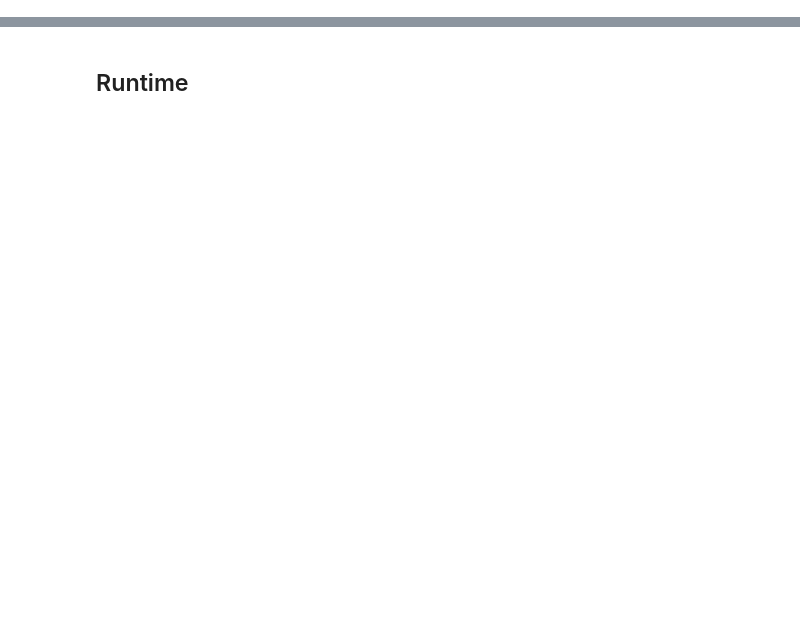
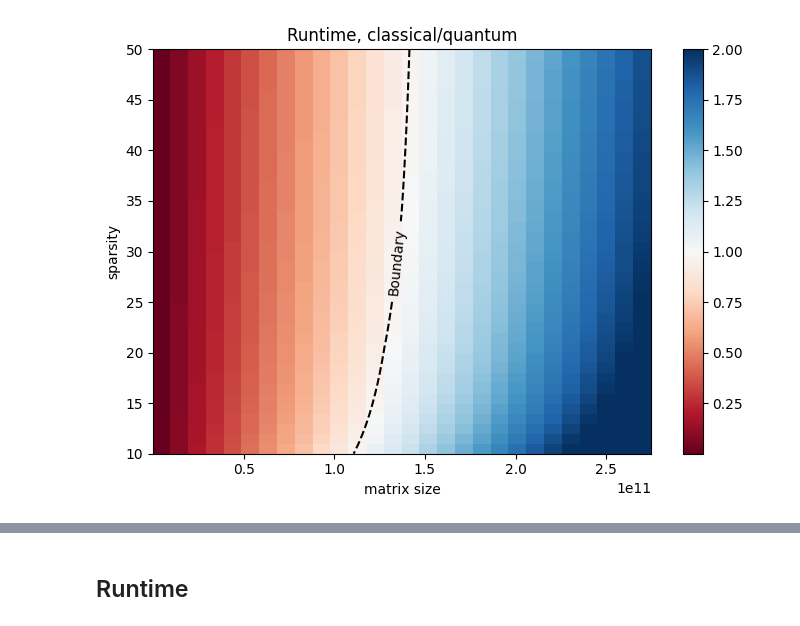
Before and after one commit to tiger9tu/HHL, a Jupyter notebook: tools/heatmap.ipynb, the cells around one changed output, grey strips where cells are left out. Drawn from its saved outputs; the diff is of its cells as text; code cells hidden in the pictures; blank space fills up the shorter version.

```diff
--- a/tools/heatmap.ipynb
+++ b/tools/heatmap.ipynb
@@ -128,0 +71,88 @@ plt.show()
+# %%
+def plot_runtime():  # set this function to avoid conflict variables
+    s_start = 10
+    s_end = 50
+    ds = 1
+
+    # runtime is less advantageous, so we set more stringent parameters
+    k = 100
+    epsilon = 0.1
+    # bits = 10  this parameter is implicitly used in the per_hs_runtime
+
+    n_start = 10
+    n_end = 38
+    dn = 1
+
+    s, n = np.mgrid[s_start : s_end + ds : ds, n_start : n_end + dn : dn]
+
+    # quantum volume
+    nhs = (
+        np.sqrt(80 / 3) * np.pi * k**2 * s / epsilon**2
+    )  # here we assume that there are s summands
+    per_hs_runtime = (3000000 + 70000 * n )* 1e-9
+    q_runtime = nhs*per_hs_runtime
+
+    # classical volume
+    N_start = 2**n_start
+    N_end = 2**n_end
+    N_steps = n_end - n_start
+    dN = (N_end - N_start) / N_steps
+
+    _, N = np.mgrid[s_start : s_end + ds : ds, N_start : N_end + dN : dN]
+
+    flops = 0.5 * k * np.log(2 / epsilon) * (4 * N * s + 14 * N)
+    c_runtime = flops * 1e-9
+
+    # ratio = c_runtime / q_runtime this is wrong
+    ratio = c_runtime
+    for i in range(0, N.shape[0]):
+        for j in range(0, N.shape[1]):
+            q_j= np.floor(np.log2(N[i, j])).astype(int) - n_start
+            ratio[i,j] = ratio[i,j] / q_runtime[i,q_j]
+
+    # all_min = min(np.min(q_runtime), np.min(c_runtime))
+    # all_max = max(np.max(q_runtime), np.max(c_runtime))
+
+    # plot
+    fig, ax = plt.subplots(1,figsize=(7, 5))
+
+    # ax = axs[0]
+    # c = ax.pcolor(2**n, s, q_runtime[:-1, :-1], cmap="RdBu", vmin=all_min, vmax=all_max)
+    # ax.set_title("QLSA runtime, k = 100, epsilon = 0.1")
+    # ax.set_xlabel("matrix size")
+    # ax.set_ylabel("sparsity")
+    # cbar = fig.colorbar(c, ax=ax)
+    # cbar.set_label('runtime (seconds)')
+
+    # ax = axs[1]
+    # c = ax.pcolor(N, s, c_runtime[:-1, :-1], cmap="RdBu", vmin=all_min, vmax=all_max)
+    # ax.set_title("classical flops")
+    # fig.colorbar(c, ax=ax)
+
+    # ax.text(2**37, 30, "-->QAB area", fontsize=10, color="black")
+
+    c = ax.pcolor(N, s, ratio[:-1, :-1], cmap="RdBu", vmin=ratio.min(), vmax=2)
+    ax.set_title("Runtime, classical/quantum")
+    fig.colorbar(c, ax=ax)
+    ax.set_xlabel("matrix size")
+    ax.set_ylabel("sparsity")
+    contour = ax.contour(
+        N,
+        s,
+        ratio,
+        levels=[1],
+        colors="black",
+        linewidths=1.5,
+        linestyles="--",
+    )
+    ax.clabel(contour, fmt="Boundary", fontsize = 10,colors="black")
+
+
+
+    plt.tight_layout()
+    plt.show()
+
+
+plot_runtime()
+# %% [output]
+[figure, added]
```
Also changed, not shown: parts of 7 cells of this notebook, 1 other file.
